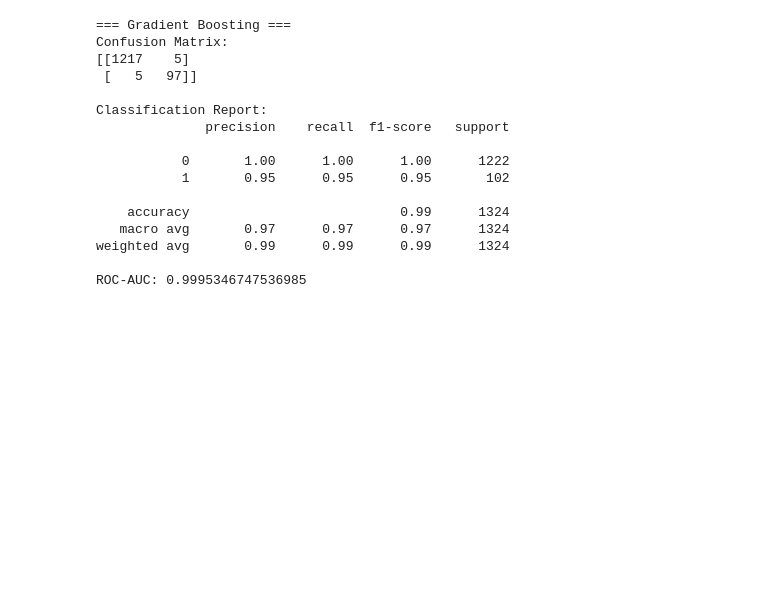
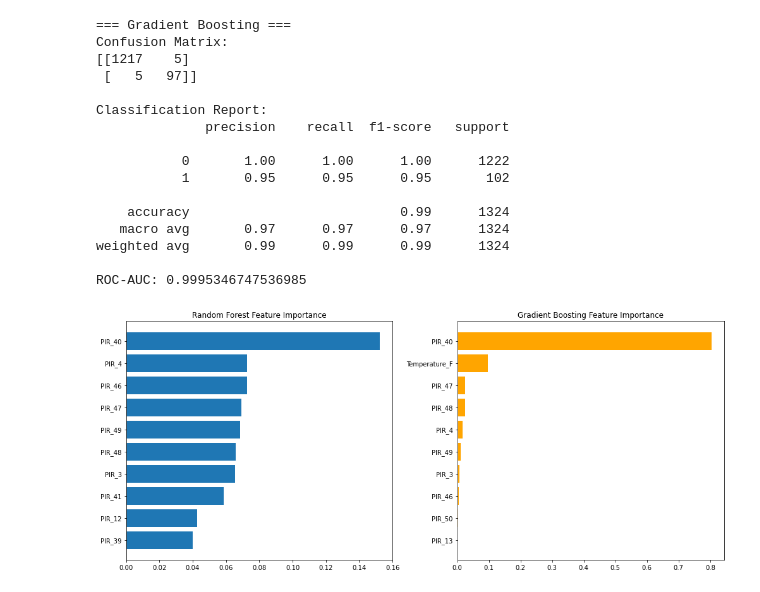
Before and after one commit to Grace-5507/Office-Occupancy-Prediction, a Jupyter notebook: PIRvision_FoG_presence_detection.ipynb, the cells around one changed output. Cells and saved outputs as stored; diff of their text form; code cells hidden in the pictures; blank space fills up the shorter version.

Commit message:
Feature Importance

```diff
--- a/PIRvision_FoG_presence_detection.ipynb
+++ b/PIRvision_FoG_presence_detection.ipynb
@@ -1459,0 +1460,33 @@ Gradient Boosting is still excellent, more compact, and sometimes more interpret
+# %%
+import matplotlib.pyplot as plt
+import pandas as pd
+
+# Get feature importances
+rf_importances = rf.feature_importances_
+gb_importances = gb.feature_importances_
+
+# Put into DataFrames for easy comparison
+rf_df = pd.DataFrame({"feature": X_train.columns, "importance": rf_importances})
+gb_df = pd.DataFrame({"feature": X_train.columns, "importance": gb_importances})
+
+# Sort by importance
+rf_df = rf_df.sort_values("importance", ascending=False).head(10)  # top 10
+gb_df = gb_df.sort_values("importance", ascending=False).head(10)
+
+# Plot side by side
+fig, axes = plt.subplots(1, 2, figsize=(14, 6))
+
+# Random Forest
+axes[0].barh(rf_df["feature"], rf_df["importance"])
+axes[0].set_title("Random Forest Feature Importance")
+axes[0].invert_yaxis()
+
+# Gradient Boosting
+axes[1].barh(gb_df["feature"], gb_df["importance"], color="orange")
+axes[1].set_title("Gradient Boosting Feature Importance")
+axes[1].invert_yaxis()
+
+plt.tight_layout()
+plt.show()
+# %% [output]
+[figure, added]
```
Also changed, not shown: parts of 3 cells of this notebook.
